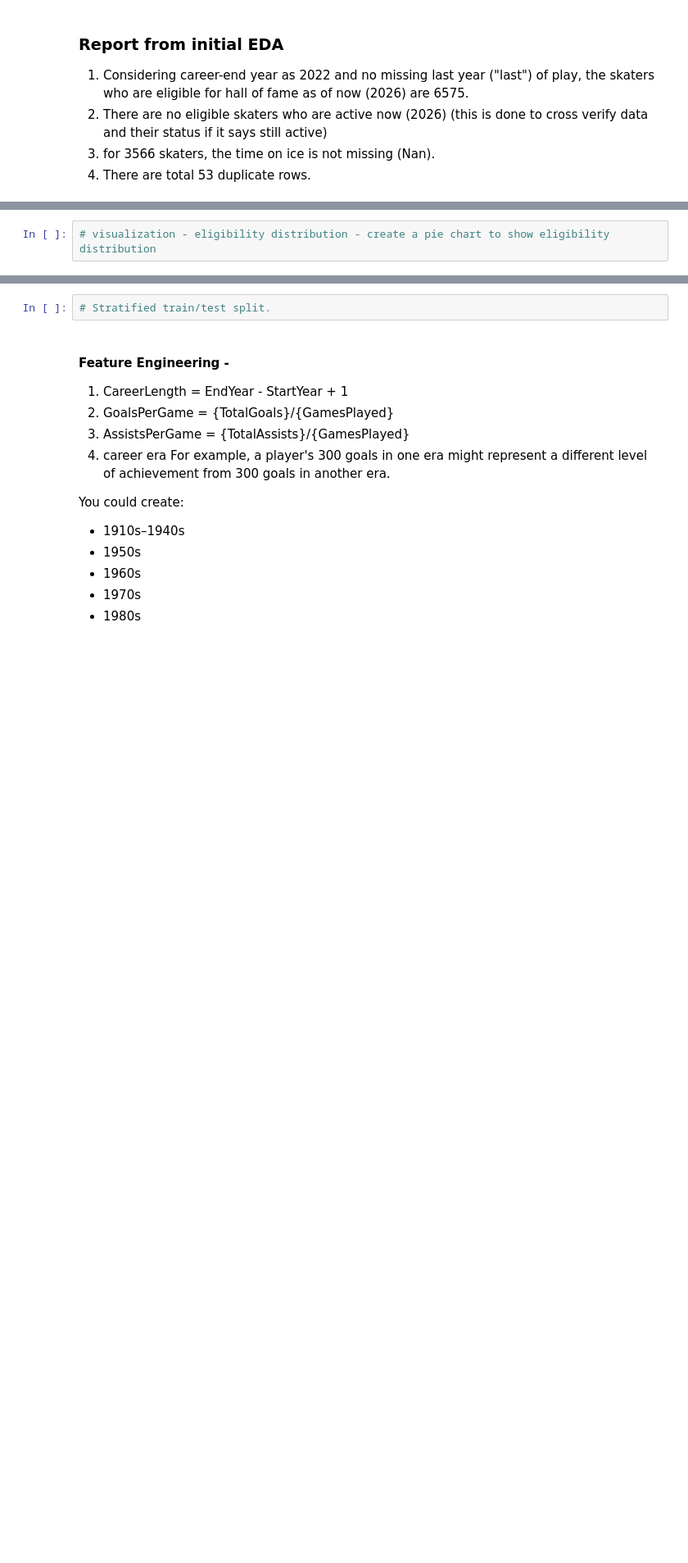
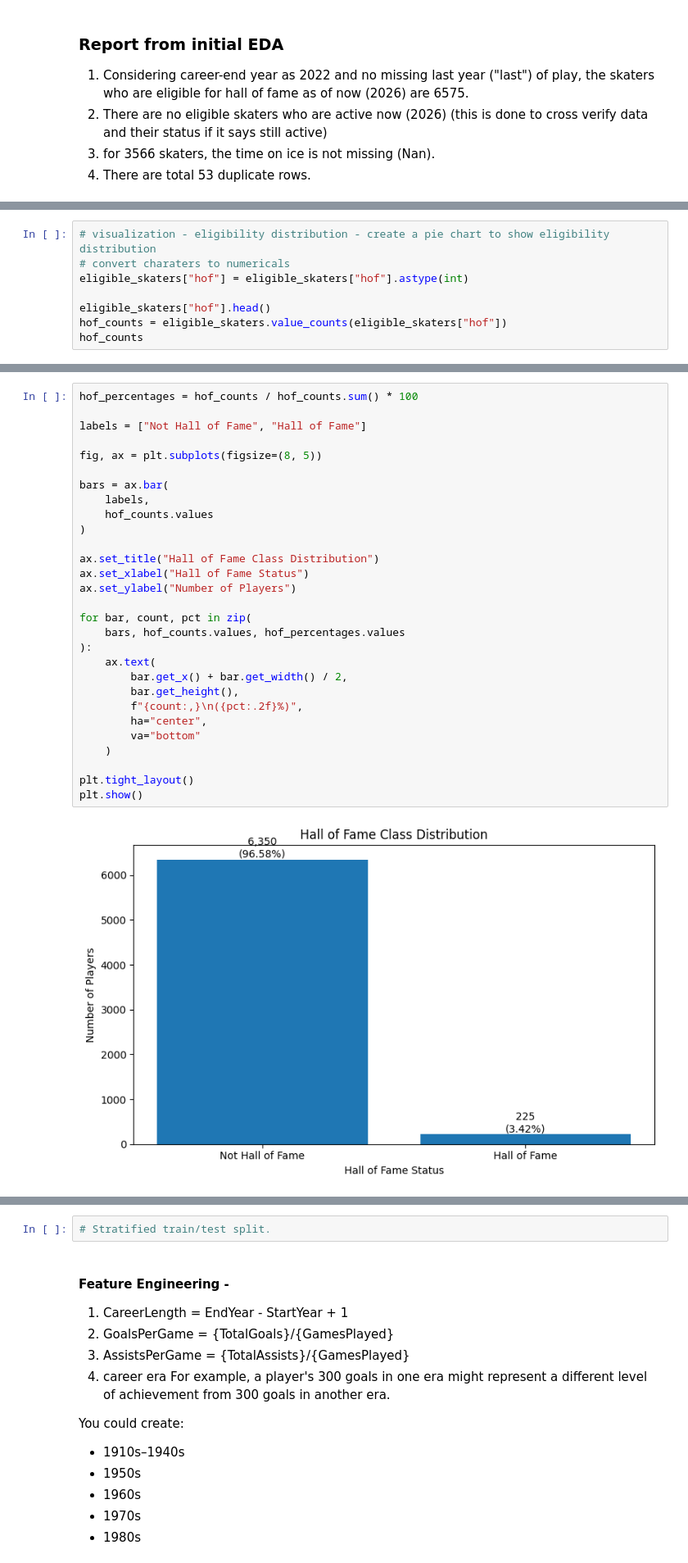
Before and after one commit to simontao9/DATS6103-final-project, a Jupyter notebook: initial_eda.ipynb, the cells around one changed output, grey strips where cells are left out. Shown at 82% size. Drawn from its saved outputs; the diff is of its cells as text; blank space fills up the shorter version.

```diff
--- a/initial_eda.ipynb
+++ b/initial_eda.ipynb
@@ -261,2 +419,8 @@ print(eligible_skaters[eligible_skaters["name"] == "Greg Adams"])
 # %%
 # visualization - eligibility distribution - create a pie chart to show eligibility distribution
+# convert charaters to numericals
+eligible_skaters["hof"] = eligible_skaters["hof"].astype(int)
+
+eligible_skaters["hof"].head()
+hof_counts = eligible_skaters.value_counts(eligible_skaters["hof"])
+hof_counts
@@ -262,0 +432,31 @@ print(eligible_skaters[eligible_skaters["name"] == "Greg Adams"])
+# %%
+hof_percentages = hof_counts / hof_counts.sum() * 100
+
+labels = ["Not Hall of Fame", "Hall of Fame"]
+
+fig, ax = plt.subplots(figsize=(8, 5))
+
+bars = ax.bar(
+    labels,
+    hof_counts.values
+)
+
+ax.set_title("Hall of Fame Class Distribution")
+ax.set_xlabel("Hall of Fame Status")
+ax.set_ylabel("Number of Players")
+
+for bar, count, pct in zip(
+    bars, hof_counts.values, hof_percentages.values
+):
+    ax.text(
+        bar.get_x() + bar.get_width() / 2,
+        bar.get_height(),
+        f"{count:,}\n({pct:.2f}%)",
+        ha="center",
+        va="bottom"
+    )
+
+plt.tight_layout()
+plt.show()
+# %% [output]
+[figure, added]
```
Also changed, not shown: parts of 62 cells of this notebook, 5 other files.
